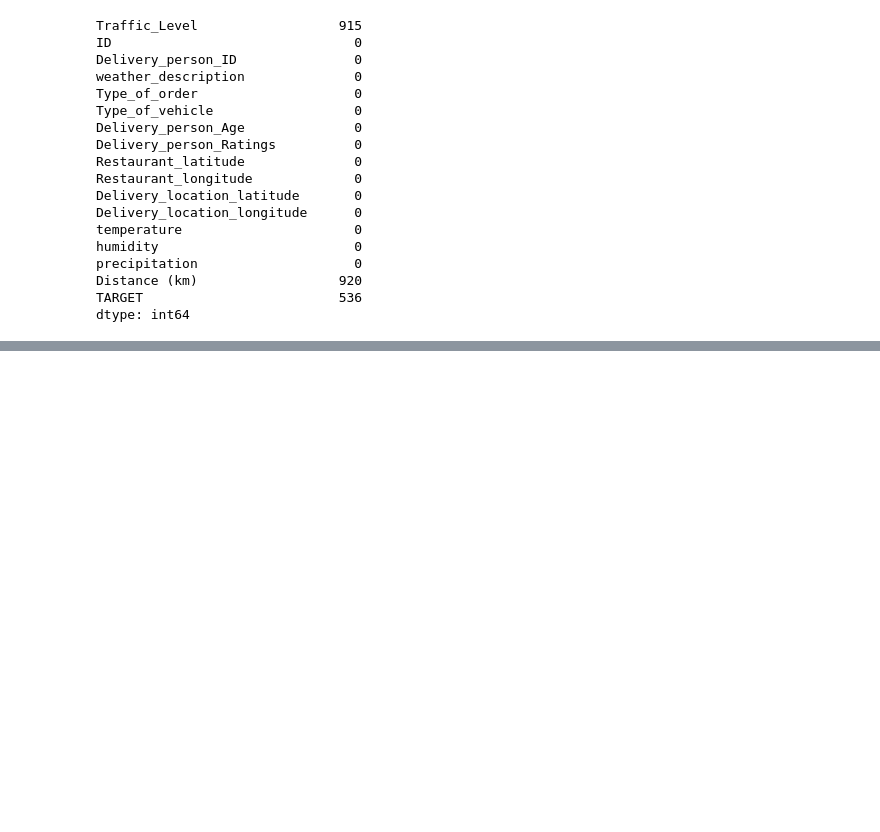
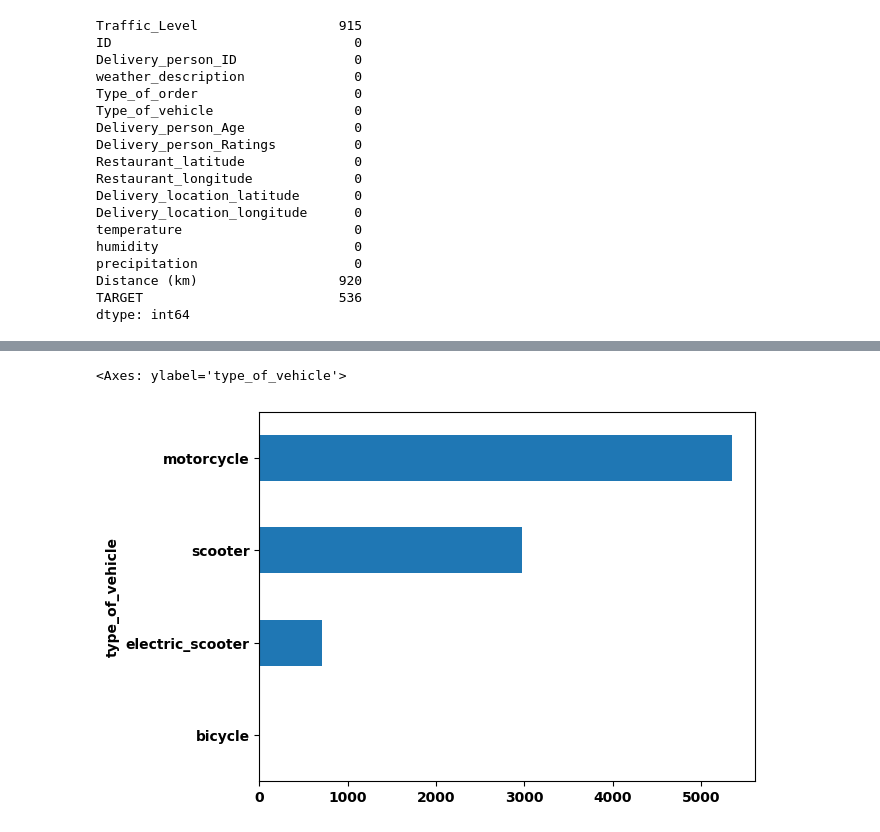
Before and after one commit to McNuggetsIT/FoodDeliveryTime, a Jupyter notebook: Fdt.ipynb, the cells around one changed output, grey strips where cells are left out. Drawn from its saved outputs; the diff is of its cells as text; code cells hidden in the pictures; blank space fills up the shorter version.

```diff
--- a/Fdt.ipynb
+++ b/Fdt.ipynb
@@ -231,0 +191,7 @@ plt.show()
+# %%
+handler.df.drop('precipitation', inplace=True, axis=1)
+# %%
+handler.df['type_of_vehicle'].value_counts().sort_values().plot(kind='barh')
+# %% [output]
+<Axes: ylabel='type_of_vehicle'>
+[figure, added]
```
Also changed, not shown: parts of 30 cells of this notebook, 1 other file.
